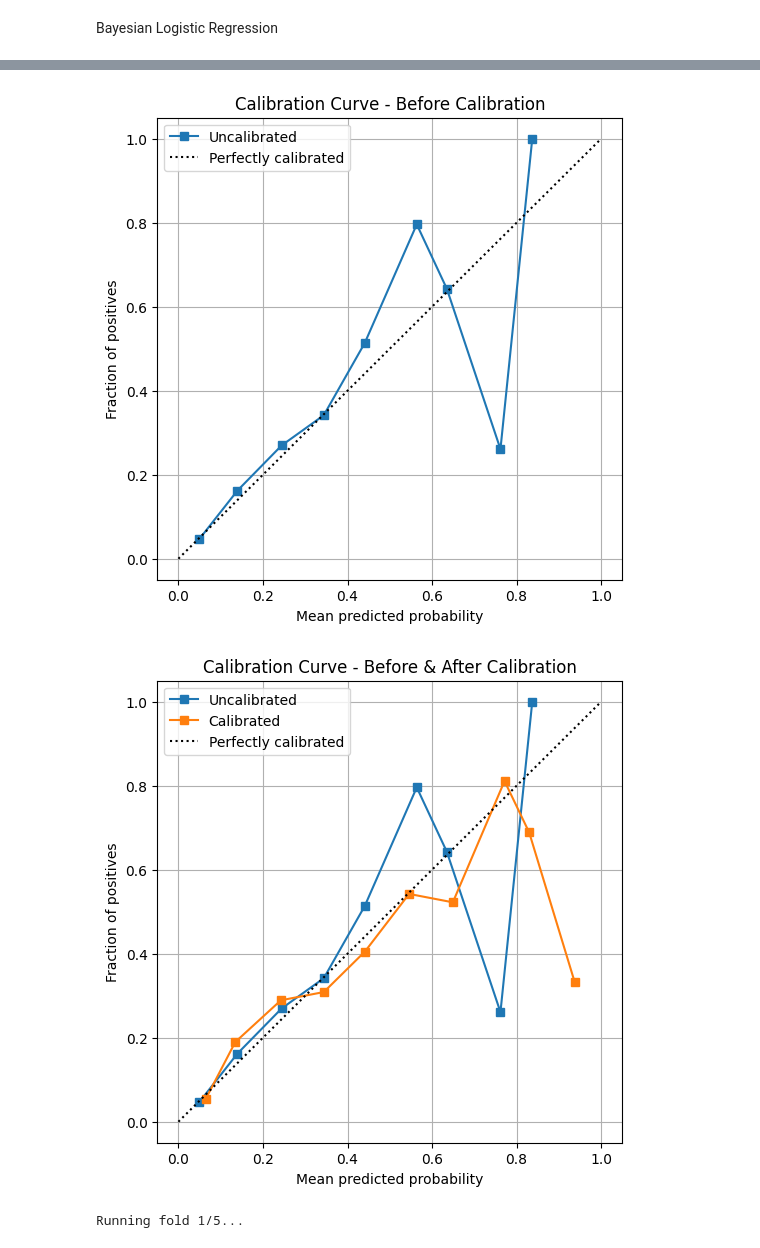
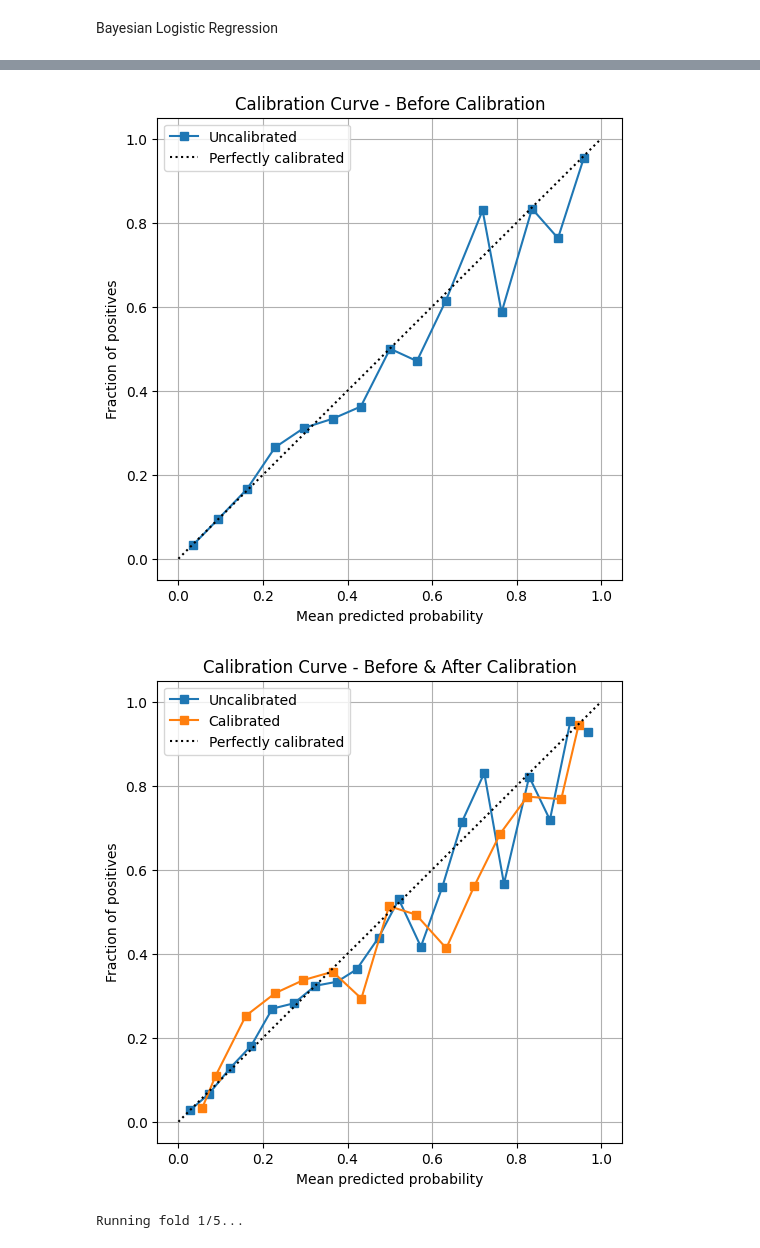
Before and after one commit to arne2204/Probabilistic-Machine-Learning_lecture-PROJECTS, a Jupyter notebook: projects/08-1SHXXXX_football_analytics/notebooks/05_model_training_and_evaluation.ipynb, the cells around one changed output, grey strips where cells are left out. Cells and saved outputs as stored; diff of their text form; code cells hidden in the pictures.

```diff
--- a/projects/08-1SHXXXX_football_analytics/notebooks/05_model_training_and_evaluation.ipynb
+++ b/projects/08-1SHXXXX_football_analytics/notebooks/05_model_training_and_evaluation.ipynb
@@ -691,20 +670,28 @@ ERROR:pymc.stats.convergence:The effective sample size per chain is smaller than
 # %%
-# Get posterior samples for intercept and coefficients
-intercept_samples = trace_quick.posterior["intercept"].stack(samples=("chain", "draw")).values  # shape: (n_samples,)
-coeff_samples = trace_quick.posterior["coeffs"].stack(samples=("chain", "draw")).values  # shape: (n_features, n_samples)
+import numpy as np
+from scipy.special import expit  # logistic sigmoid
 
-# Prepare X_test
-X_test_bayes = X_test_scaled.astype(np.float32)  # make sure it's scaled as in training
+# 1. Extract posterior samples
+intercept_samples = idata.posterior["intercept"].stack(samples=("chain", "draw")).values  # (n_samples,)
+coeff_samples     = idata.posterior["coeffs"].stack(samples=("chain", "draw")).values     # (n_features, n_samples)
 
-# Reshape intercept to shape (n_samples, 1) for broadcasting across n_test points
-intercept_samples_2d = intercept_samples[:, np.newaxis]  # shape: (n_samples, 1)
+# 2. Prepare X_test in same scale as training
+X_test_bayes = X_test_scaled.astype(np.float32)
 
-# Compute linear combinations for each posterior sample
-# coeff_samples.T: (n_samples, n_features) dot X_test_bayes.T: (n_features, n_test) → (n_samples, n_test)
-linpreds = intercept_samples_2d + np.dot(coeff_samples.T, X_test_bayes.T)  # shape: (n_samples, n_test)
+# 3. Reshape intercept for broadcasting
+intercept_samples_2d = intercept_samples[:, np.newaxis]  # (n_samples, 1)
 
-# Apply sigmoid to get probabilities
-probs = 1 / (1 + np.exp(-linpreds))  # shape: (n_samples, n_test)
+# 4. Compute linear predictor for each sample & test point
+linpreds = intercept_samples_2d + np.dot(coeff_samples.T, X_test_bayes.T)  # (n_samples, n_test)
 
-# Average over samples to get mean predictive probability per test point
-mean_probs = probs.mean(axis=0)  # shape: (n_test,)
+# 5. Convert log-odds → probability
+probs = expit(linpreds)  # (n_samples, n_test)
+
+# 6. Mean probability across posterior samples
+mean_probs = probs.mean(axis=0)  # (n_test,)
+
+# 7. Class prediction (0/1)
+y_hat = (mean_probs >= 0.5).astype(np.int32)
+
+print("First 100 predicted probabilities:", mean_probs[:20])
+print("First 100 predicted classes:", y_hat[:20])
@@ -835,7 +886,7 @@ from sklearn.calibration import calibration_curve
 import matplotlib.pyplot as plt
 
 fraction_of_positives, mean_predicted_value = calibration_curve(
-    y_test, mean_probs, n_bins=10, strategy='uniform'
+    y_test, mean_probs, n_bins=15, strategy='uniform'
 )
 
 plt.figure(figsize=(6,6))
@@ -848,7 +899,7 @@ plt.legend()
 plt.grid(True)
 plt.show()
 # %% [output]
-[figure, old version]
+[figure, new version]
 # %%
 from sklearn.linear_model import LogisticRegression
 
@@ -860,19 +911,19 @@ calibration_model.fit(mean_probs.reshape(-1,1), y_test)
 calibrated_probs = calibration_model.predict_proba(mean_probs.reshape(-1,1))[:,1]
 # %%
 fraction_of_positives_cal, mean_predicted_value_cal = calibration_curve(
-    y_test, calibrated_probs, n_bins=10, strategy='uniform'
+    y_test, calibrated_probs, n_bins=15, strategy='uniform'
 )
 
 plt.figure(figsize=(6,6))
 plt.plot(mean_predicted_value, fraction_of_positives, "s-", label="Uncalibrated")
 plt.plot(mean_predicted_value_cal, fraction_of_positives_cal, "s-", label="Calibrated")
 plt.plot([0, 1], [0, 1], "k:", label="Perfectly calibrated")
 plt.xlabel("Mean predicted probability")
 plt.ylabel("Fraction of positives")
 plt.title("Calibration Curve - Before & After Calibration")
 plt.legend()
 plt.grid(True)
 plt.show()
 # %% [output]
-[figure, old version]
+[figure, new version]
 # %%
```
Also changed, not shown: parts of 32 cells of this notebook.
